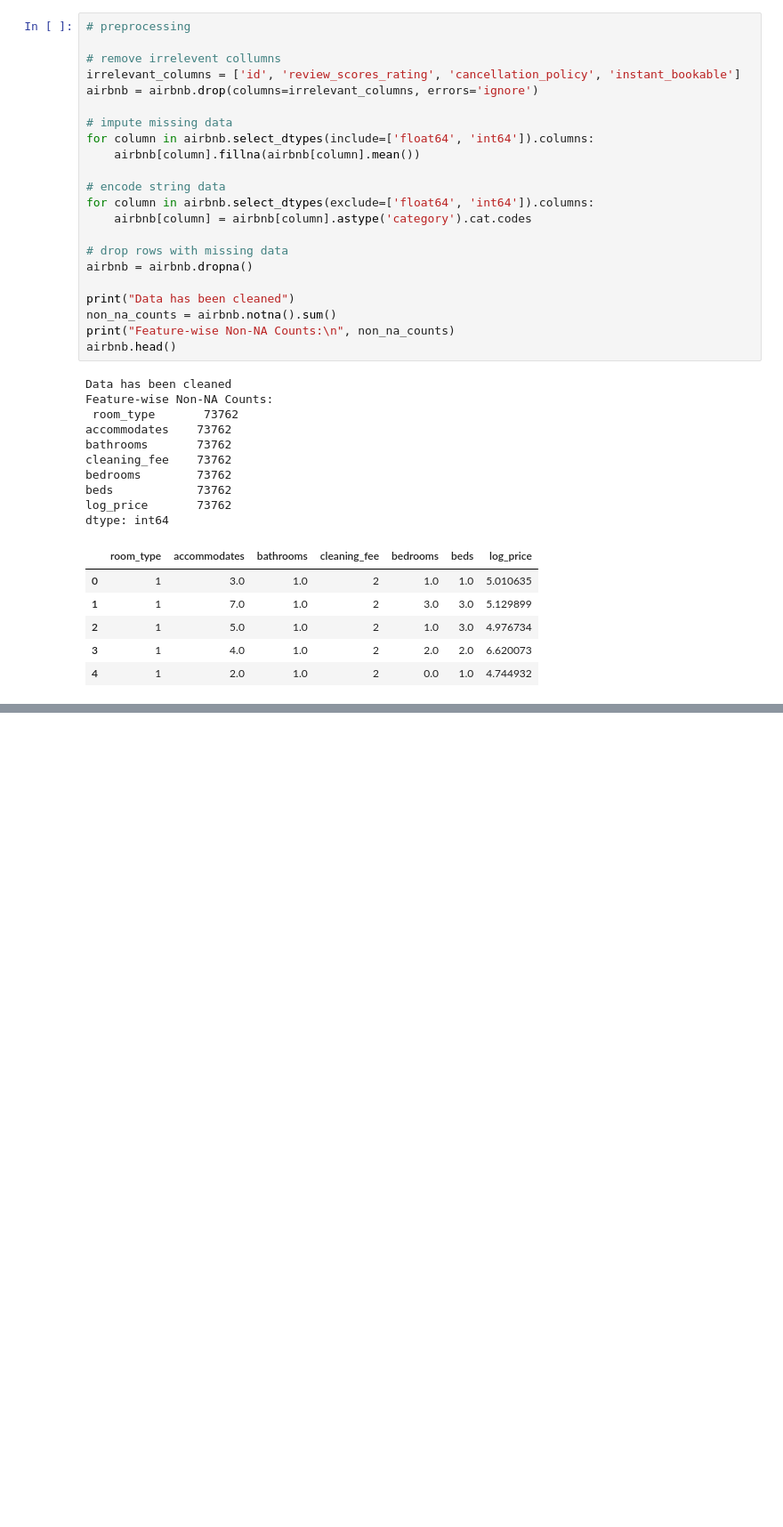
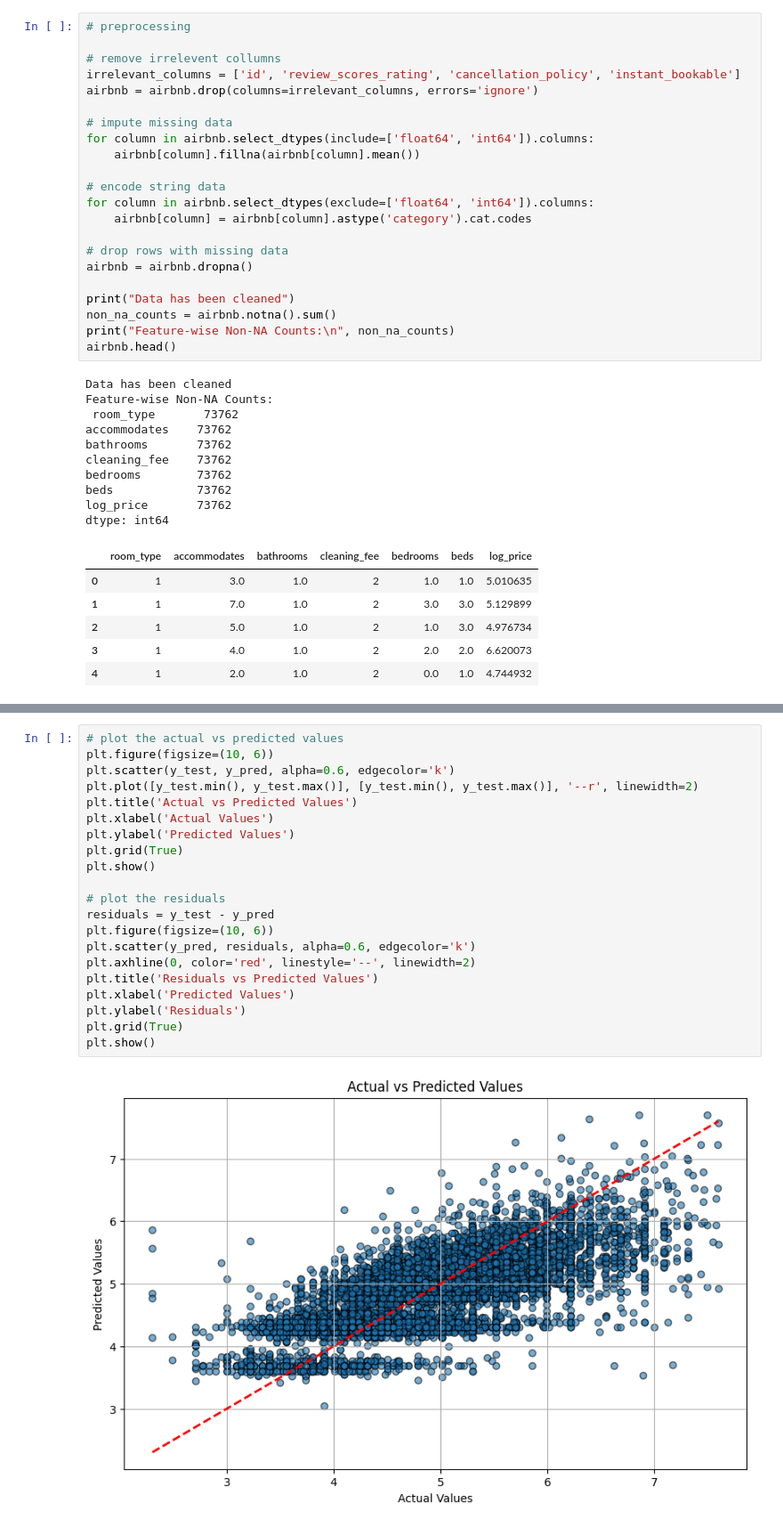
Before and after one commit to vivhoang84/CS4650-Capstone-Project, a Jupyter notebook: Airbnb_Prediction.ipynb, the cells around one changed output, grey strips where cells are left out. Shown at 89% size. Drawn from its saved outputs; the diff is of its cells as text; blank space fills up the shorter version.

Commit message:
Added graphs
-added residual plot
-added actual vs predicted values plot

```diff
--- a/Airbnb_Prediction.ipynb
+++ b/Airbnb_Prediction.ipynb
@@ -90,3 +90,26 @@ print("R-squared Score:", r2_score(y_test, y_pred))
 # %% [output]
 Mean Squared Error: 0.2480538417944602
 R-squared Score: 0.5193772670065434
+# %%
+# plot the actual vs predicted values
+plt.figure(figsize=(10, 6))
+plt.scatter(y_test, y_pred, alpha=0.6, edgecolor='k')
+plt.plot([y_test.min(), y_test.max()], [y_test.min(), y_test.max()], '--r', linewidth=2)
+plt.title('Actual vs Predicted Values')
+plt.xlabel('Actual Values')
+plt.ylabel('Predicted Values')
+plt.grid(True)
+plt.show()
+
+# plot the residuals
+residuals = y_test - y_pred
+plt.figure(figsize=(10, 6))
+plt.scatter(y_pred, residuals, alpha=0.6, edgecolor='k')
+plt.axhline(0, color='red', linestyle='--', linewidth=2)
+plt.title('Residuals vs Predicted Values')
+plt.xlabel('Predicted Values')
+plt.ylabel('Residuals')
+plt.grid(True)
+plt.show()
+# %% [output]
+[figure, added]
```
Also changed, not shown: parts of 2 cells of this notebook.
